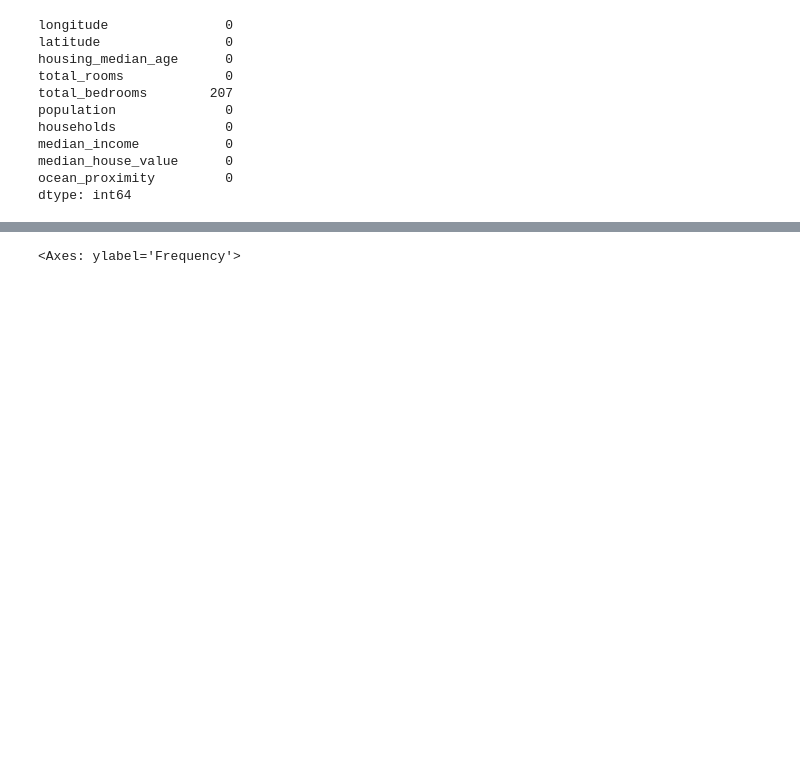
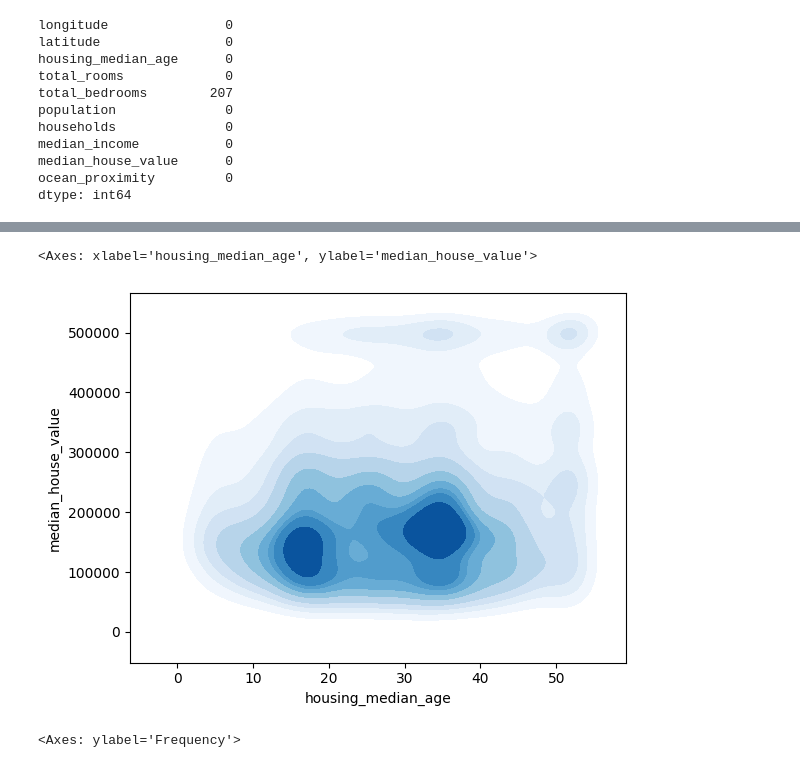
Before and after one commit to zakariabouy/Practice-Makes-Perfect, a Jupyter notebook: 30_Datasets_Challenge/02_House_Prices/house_prices_from_scratch.ipynb, the cells around one changed output, grey strips where cells are left out. Saved outputs shown, nothing was run; the diff lists cells and outputs as text; code cells hidden in the pictures; blank space fills up the shorter version.

```diff
--- a/30_Datasets_Challenge/02_House_Prices/house_prices_from_scratch.ipynb
+++ b/30_Datasets_Challenge/02_House_Prices/house_prices_from_scratch.ipynb
@@ -232,3 +239,12 @@ dtype: int64
+# %%
+#this is better also (for density)
+sns.kdeplot(data=df, x='housing_median_age', y='median_house_value', fill=True, cmap='Blues')
+# 10-20 years are around 100k-200k
+# 30-40 years are around 100k-200k but a bit higher
+# 500k are genaraly old , concentred at 35 and +50
+# %% [output]
+<Axes: xlabel='housing_median_age', ylabel='median_house_value'>
+[figure, added]
 # %%
 df['total_bedrooms'].plot(kind='hist')
 # %% [output]
```
Also changed, not shown: parts of 24 cells of this notebook.
